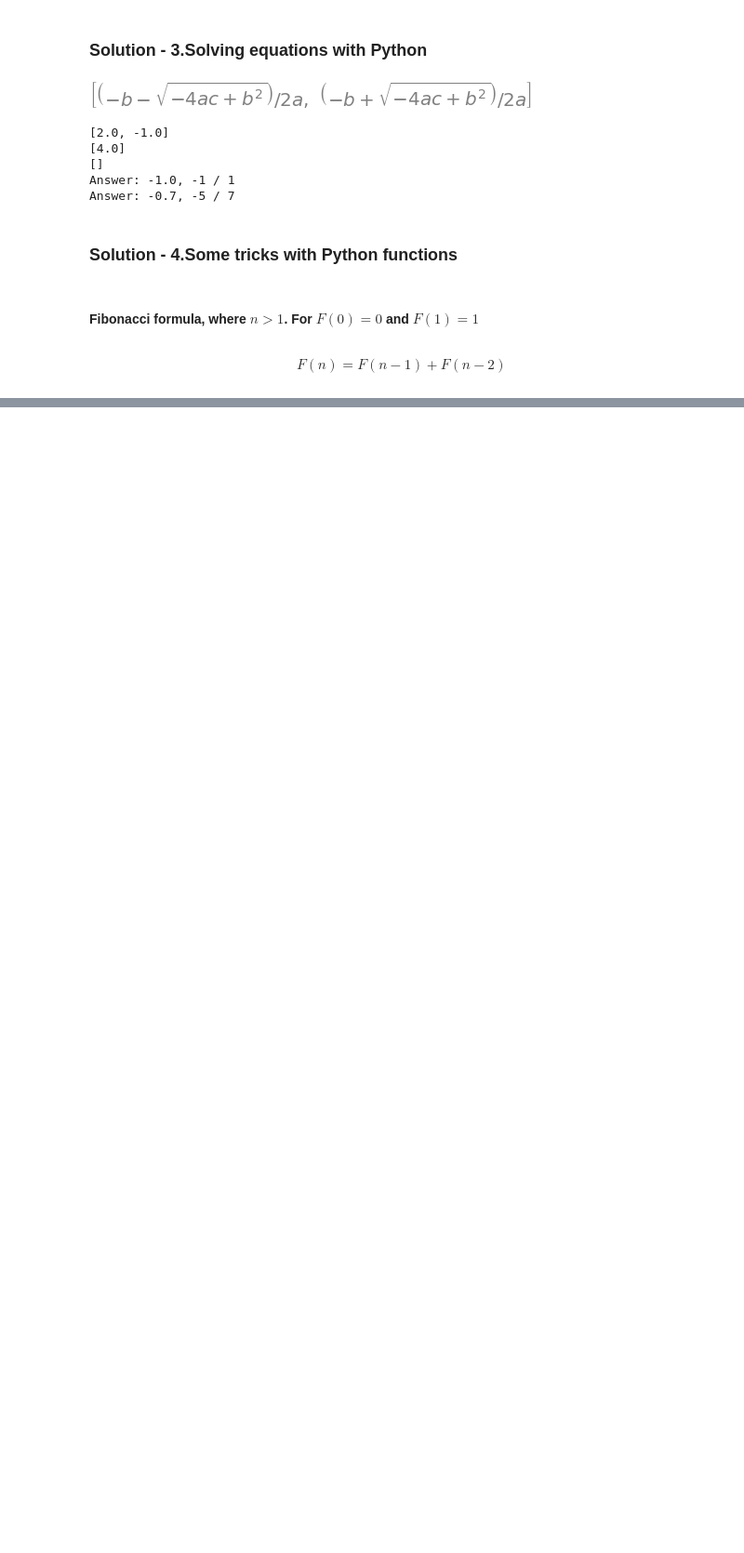
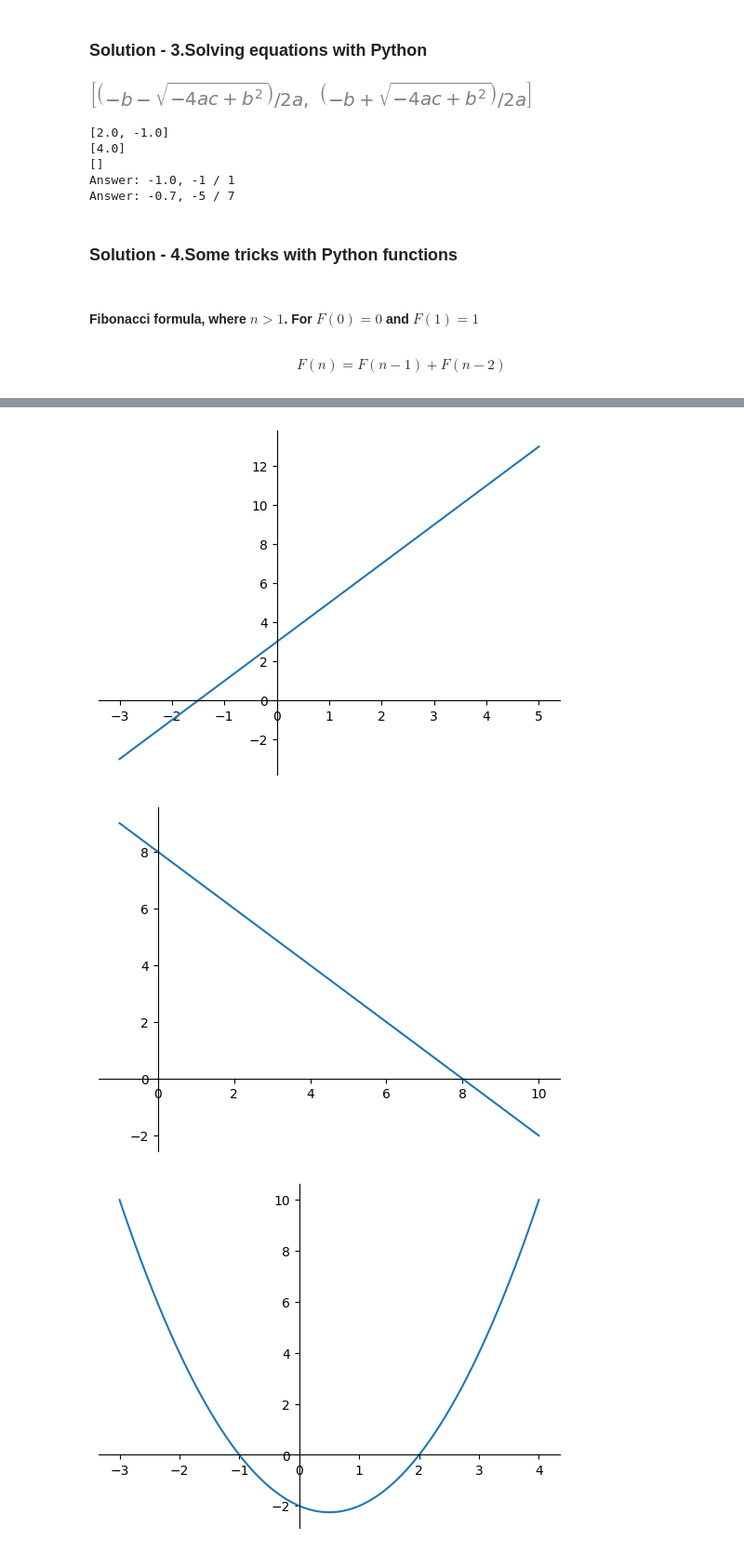
Before and after one commit to ThorinOakenshield-ivaylo/Math-Concepts-March-2025, a Jupyter notebook: High-School-Maths-Exercise/Solutions-High-School-Maths-Exercise.ipynb, the cells around one changed output, grey strips where cells are left out. Shown at 93% size. Cells and saved outputs as stored; diff of their text form; code cells hidden in the pictures; blank space fills up the shorter version.

```diff
--- a/High-School-Maths-Exercise/Solutions-High-School-Maths-Exercise.ipynb
+++ b/High-School-Maths-Exercise/Solutions-High-School-Maths-Exercise.ipynb
@@ -226,0 +409,26 @@ Sum of all odd numbers is: 2
+# %%
+def plot_math_function(f, min_x, max_x, num_points):
+    vectorized_f = np.vectorize(f)
+
+    x = np.linspace(start=min_x, stop=max_x, num=num_points)
+    y = vectorized_f(x)
+
+    custom_ax = plt.gca()
+    custom_ax.plot(x, y)
+
+    custom_ax.spines["bottom"].set_position("zero")
+    custom_ax.spines["left"].set_position("zero")
+    custom_ax.spines["top"].set_visible(False)
+    custom_ax.spines["right"].set_visible(False)
+
+    plt.show()
+# %%
+plot_math_function(lambda x: 2 * x + 3, -3, 5, 1000)
+plot_math_function(lambda x: -x + 8, -1, 10, 1000)
+plot_math_function(lambda x: x**2 - x - 2, -3, 4, 1000)
+plot_math_function(lambda x: np.sin(x), -np.pi, np.pi, 1000)
+plot_math_function(lambda x: np.sin(x) / x, -4 * np.pi, 4 * np.pi, 1000)
+# %% [output]
+[figure, added]
+[figure, added]
+[figure, added]
```
Also changed, not shown: parts of 29 cells of this notebook, 1 other file.
